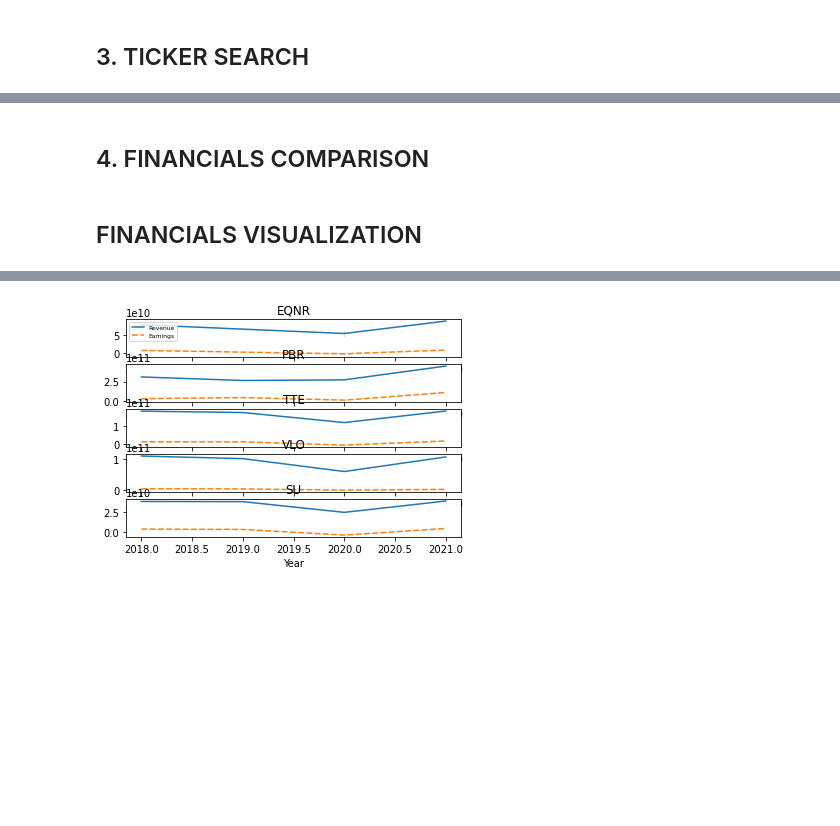
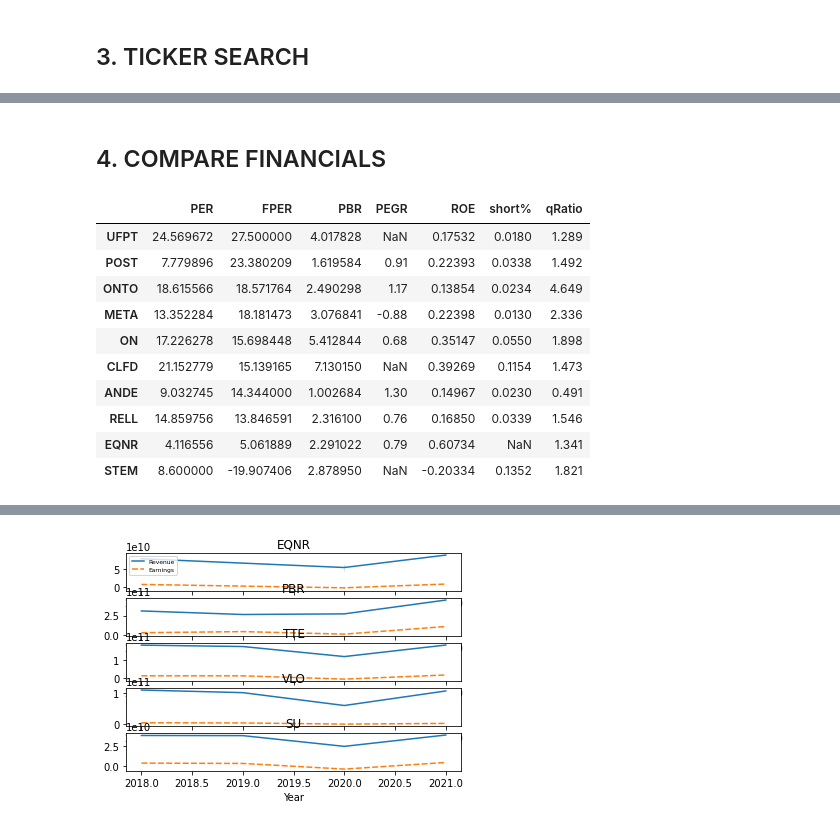
Before and after one commit to jodog0412/us-stocks-investment-assistant, a Jupyter notebook: US_STOCK_INVESTMENT_ASSISTANCE.ipynb, the cells around one changed output, grey strips where cells are left out. Drawn from its saved outputs; the diff is of its cells as text; code cells hidden in the pictures; blank space fills up the shorter version.

```diff
--- a/US_STOCK_INVESTMENT_ASSISTANCE.ipynb
+++ b/US_STOCK_INVESTMENT_ASSISTANCE.ipynb
@@ -104,30 +121,25 @@ result[:10]
 # %% [markdown]
-## 4. FINANCIALS COMPARISON
+## 4. COMPARE FINANCIALS
 # %%
-list1=['STEM','ATEN','ESMT','AMRC','CLFD','LPLA','EQNR','DOX']
-list2=result.index[:10]
-list3=['AMZN','AAPL','KO','MSFT','GOOG','TSLA']
+def financialCompare(command):
+    if command=='SEARCH':
+        tickers=tickerDict['SEARCH']
+    else:
+        tickers=tickerDict['WATCH']
+    def getFinancial(ticker):
+        def return_(info, key):
+            try: return info[key]
+            except KeyError: return "NaN"
+        info=yf.Ticker(ticker).info
+        infoCustom=[return_(info,"trailingPE"), return_(info,"forwardPE"), return_(info,"priceToBook"),
+                    return_(info,"pegRatio"), return_(info,"returnOnEquity"),return_(info,"shortPercentOfFloat"),
+                    return_(info,"quickRatio")]
+        return infoCustom
 
-fnc=[]
-def fnc_comparison(tickerlist):
-    def fnc_return(info, word):
-        try: return info[word]
-        except KeyError: return "NaN"
-
-    for ticker in tqdm(tickerlist):
-        info=yf.Ticker(ticker).info
-        info_custom=[fnc_return(info,"trailingPE"), fnc_return(info,"forwardPE"), fnc_return(info,"priceToBook"),
-                     fnc_return(info,"pegRatio"), fnc_return(info,"returnOnEquity"),fnc_return(info,"shortPercentOfFloat"),
-                     fnc_return(info,"quickRatio")]
-        fnc.append(info_custom)
-
-    df=pd.DataFrame(data=fnc,
-                    index=tickerlist,
+    financial=[getFinancial(ticker) for ticker in tqdm(tickers)]
+    df=pd.DataFrame(data=financial,
+                    index=tickers,
                     columns=['PER', 'FPER', 'PBR',
                              'PEGR', 'ROE', 'short%', 'qRatio'])
     df=df.sort_values('FPER',ascending=False)
     return df
-
-fnc_comparison(list2)
-# %% [markdown]
-## FINANCIALS VISUALIZATION
@@ -133,0 +151,14 @@ fnc_comparison(list2)
+# %%
+financialCompare('WATCH')
+# %% [output]
+|  | PER | FPER | PBR | PEGR | ROE | short% | qRatio |
+| UFPT | 24.569672 | 27.500000 | 4.017828 | NaN | 0.17532 | 0.0180 | 1.289 |
+| POST | 7.779896 | 23.380209 | 1.619584 | 0.91 | 0.22393 | 0.0338 | 1.492 |
+| ONTO | 18.615566 | 18.571764 | 2.490298 | 1.17 | 0.13854 | 0.0234 | 4.649 |
+| META | 13.352284 | 18.181473 | 3.076841 | -0.88 | 0.22398 | 0.0130 | 2.336 |
+| ON | 17.226278 | 15.698448 | 5.412844 | 0.68 | 0.35147 | 0.0550 | 1.898 |
+| CLFD | 21.152779 | 15.139165 | 7.130150 | NaN | 0.39269 | 0.1154 | 1.473 |
+| ANDE | 9.032745 | 14.344000 | 1.002684 | 1.30 | 0.14967 | 0.0230 | 0.491 |
+| RELL | 14.859756 | 13.846591 | 2.316100 | 0.76 | 0.16850 | 0.0339 | 1.546 |
+| EQNR | 4.116556 | 5.061889 | 2.291022 | 0.79 | 0.60734 | NaN | 1.341 |
+| STEM | 8.600000 | -19.907406 | 2.878950 | NaN | -0.20334 | 0.1352 | 1.821 |
```
Also changed, not shown: parts of 29 cells of this notebook.
